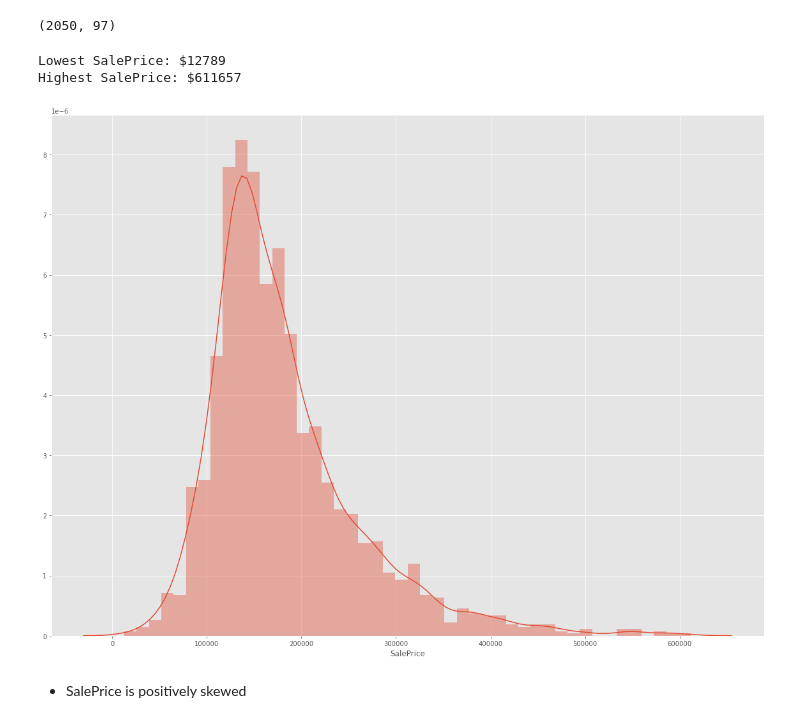
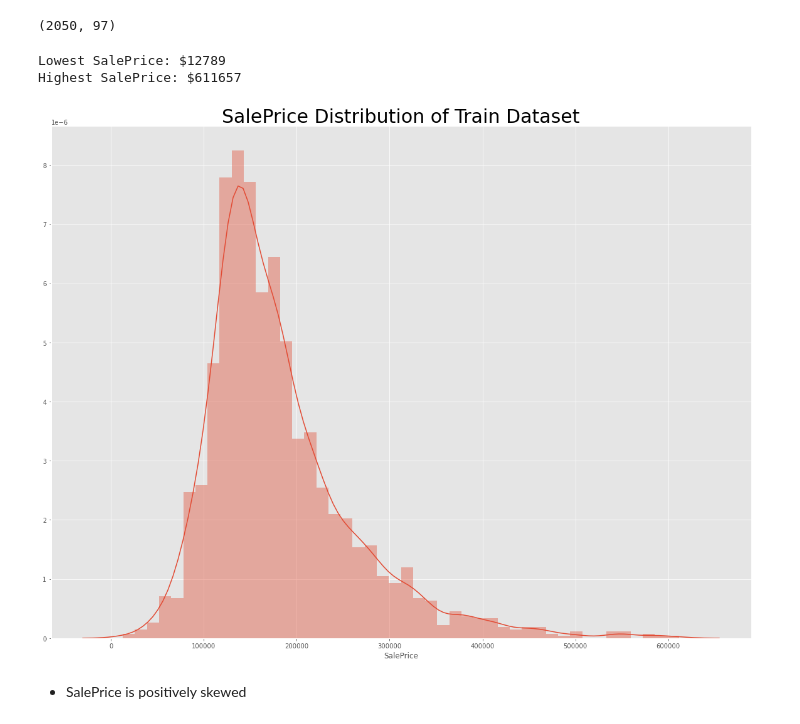
Before and after one commit to SimYiSY/Ames_Housing_Data, a Jupyter notebook: code/01 EDA and Cleaning.ipynb, the cells around one changed output. Drawn from its saved outputs; the diff is of its cells as text; code cells hidden in the pictures.

```diff
--- a/code/01 EDA and Cleaning.ipynb
+++ b/code/01 EDA and Cleaning.ipynb
@@ -1647,13 +1647,14 @@ df.shape
 # %%
 print('Lowest SalePrice: $' + str(df['SalePrice'].min()))
 print('Highest SalePrice: $' + str(df['SalePrice'].max()))
 
 plt.figure(figsize= (20, 15))
+plt.title('SalePrice Distribution of Train Dataset',fontdict = {'fontsize': 30})
 sns.distplot(df['SalePrice']);
 # %% [output]
 Lowest SalePrice: $12789
 Highest SalePrice: $611657
-[figure, old version]
+[figure, new version]
 # %% [markdown]
 - SalePrice is positively skewed
 # %%
```
Also changed, not shown: parts of 4 cells of this notebook.
